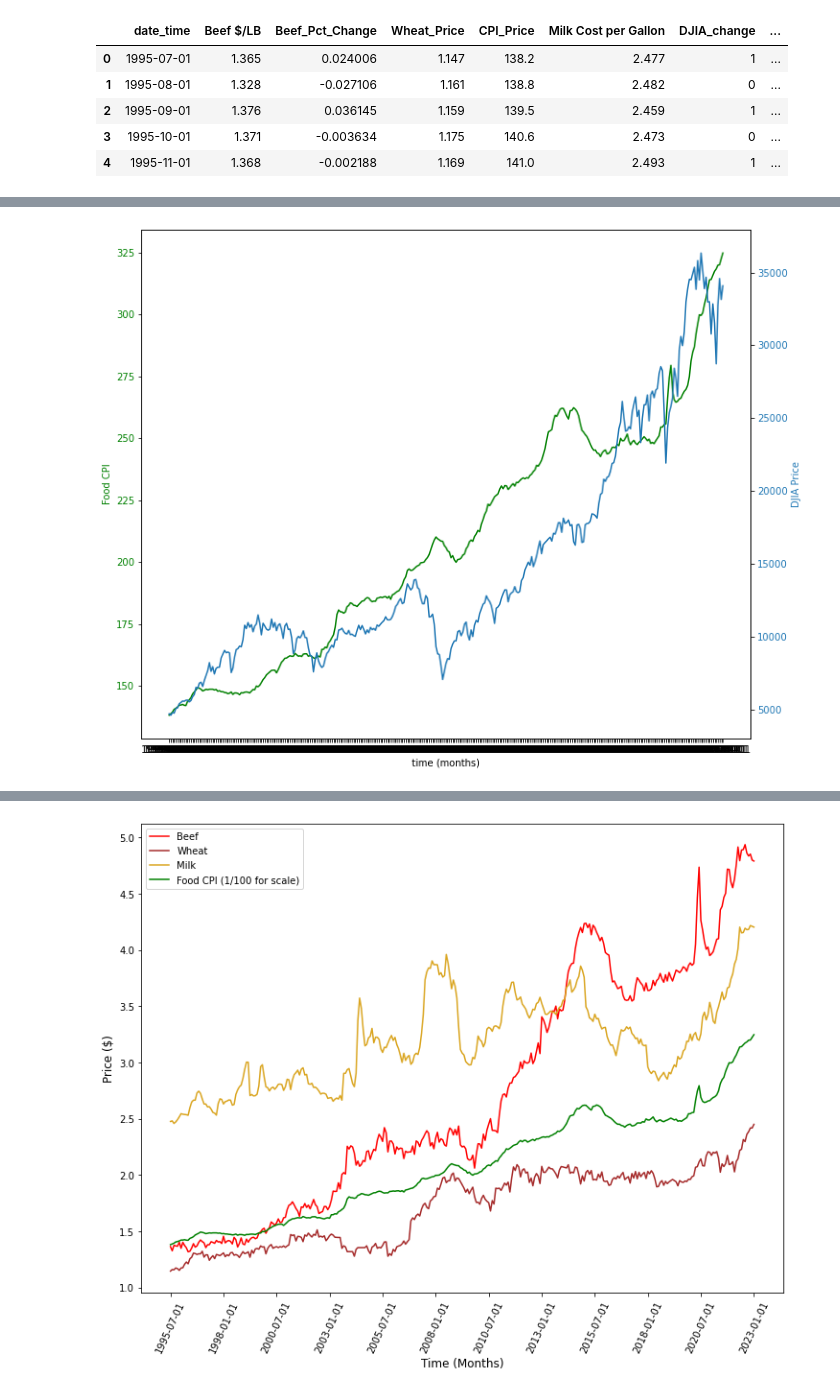
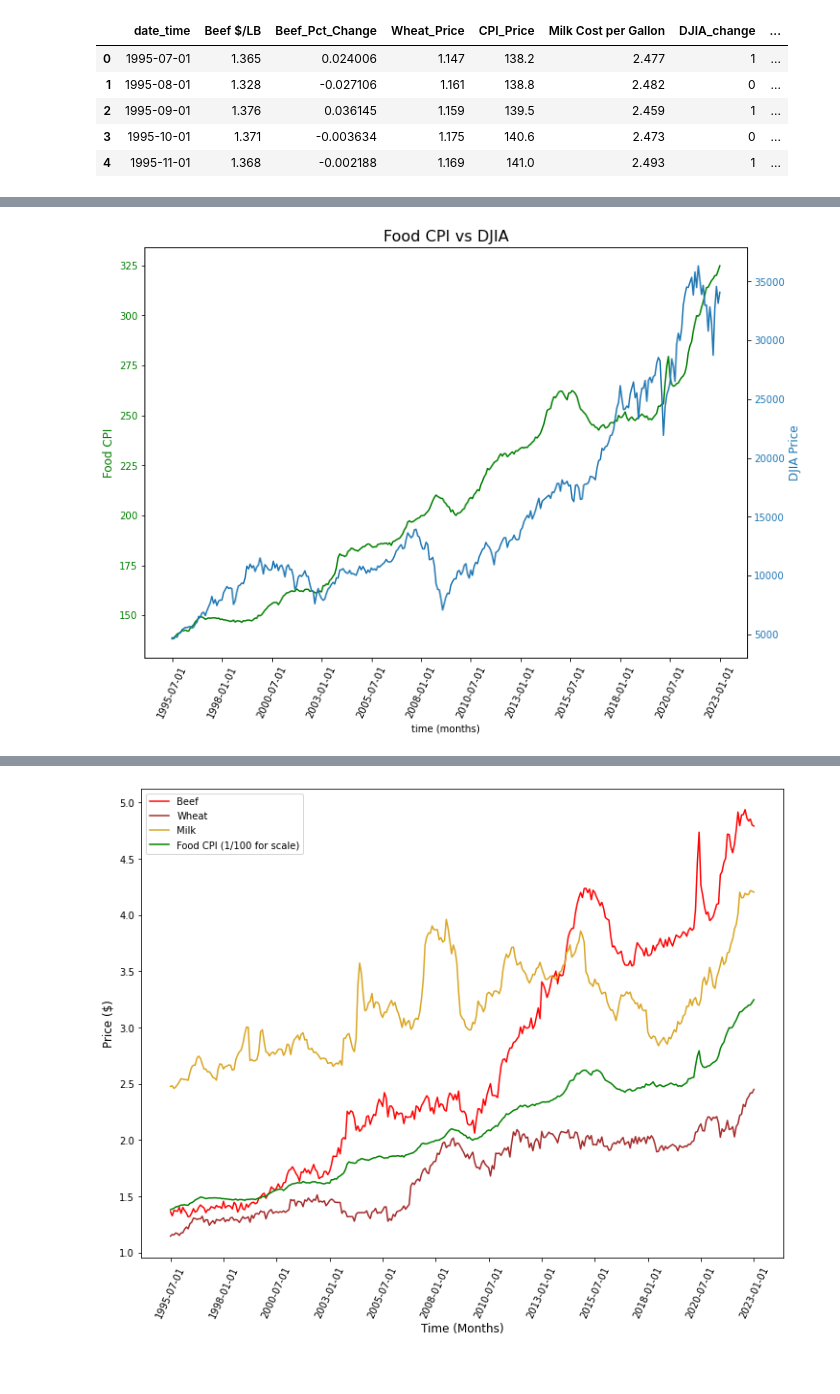
Before and after one commit to CTPim/Three_Meals, a Jupyter notebook: Analysis/Food_DJIA_comparison.ipynb, the cells around one changed output, grey strips where cells are left out. Cells and saved outputs as stored; diff of their text form; code cells hidden in the pictures.

```diff
--- a/Analysis/Food_DJIA_comparison.ipynb
+++ b/Analysis/Food_DJIA_comparison.ipynb
@@ -141,27 +158,30 @@ plt.show()
 # %%
 # Compare food cpi to DJIA
 t = combined_df["date_time"].values
 
 fig, ax1 = plt.subplots()
 
 color = 'green'
 ax1.set_xlabel('time (months)')
-ax1.set_ylabel('Food CPI', color=color)
+ax1.set_ylabel('Food CPI', color=color, fontsize=12)
 ax1.plot(t, combined_df["CPI_Price"], color=color)
 ax1.tick_params(axis='y', labelcolor=color)
+ax1.tick_params(axis='x', rotation=65)
 
 ax2 = ax1.twinx()  # instantiate a second axes that shares the same x-axis
 
 color = 'tab:blue'
-ax2.set_ylabel("DJIA Price", color=color)  # we already handled the x-label with ax1
+ax2.set_ylabel("DJIA Price", color=color, fontsize=12)  # we already handled the x-label with ax1
 ax2.plot(t, combined_df["DJIA_Price"], color=color)
 ax2.tick_params(axis='y', labelcolor=color)
 
 fig.tight_layout()  # otherwise the right y-label is slightly clipped
 fig.set_size_inches(12, 9)
+plt.xticks(ticks=xticks)
+plt.title("Food CPI vs DJIA", fontsize=16)
 plt.show()
 # %% [output]
-[figure, old version]
+[figure, new version]
 # %%
 # Compare individual foot category prices
 # Define values
```
Also changed, not shown: parts of 5 cells of this notebook, 4 other files.
